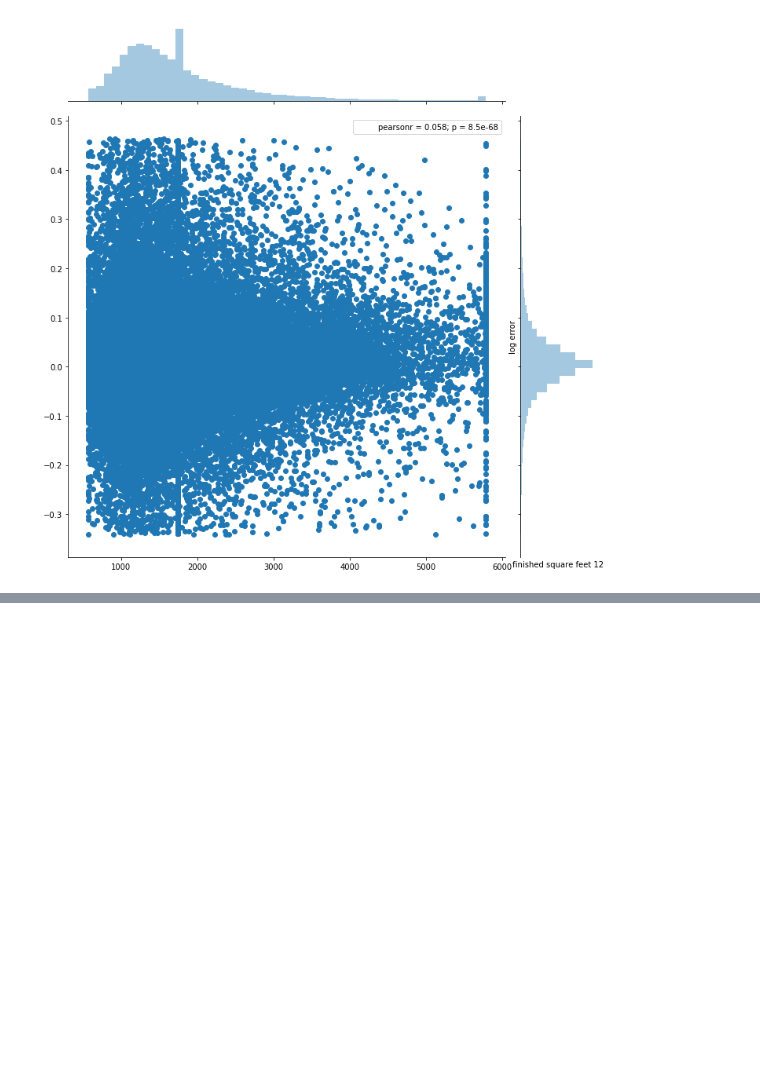
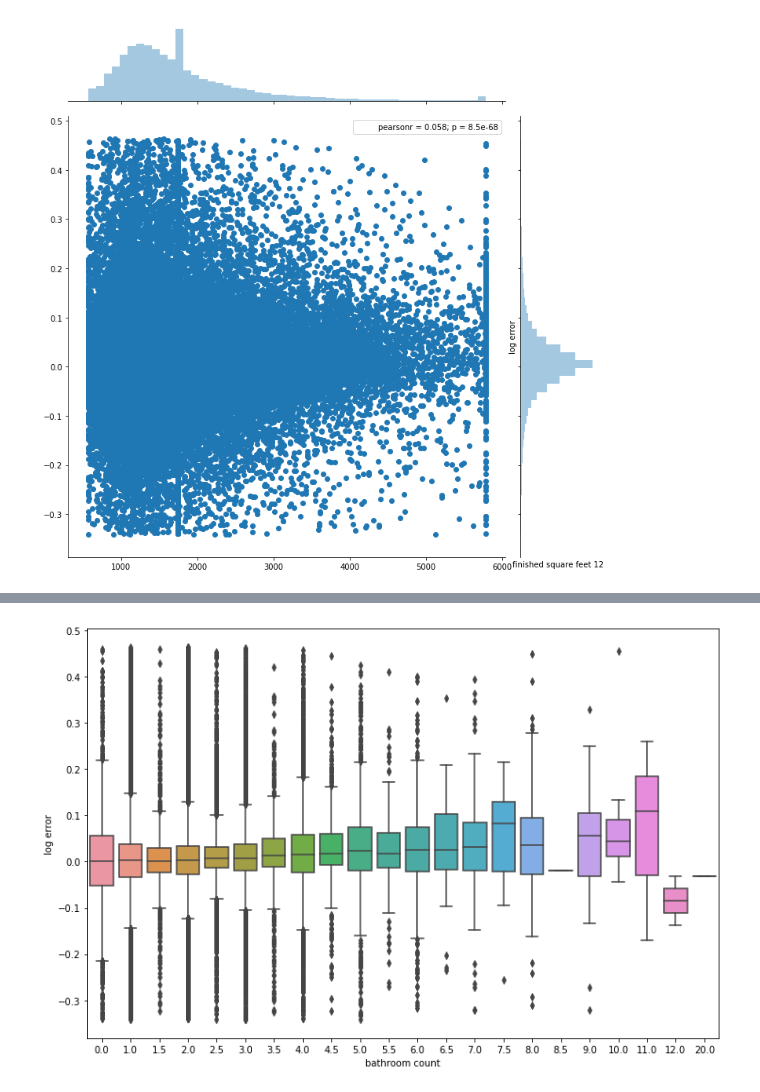
Before and after one commit to gavin-wustl/zestimate_home_value_prediction, a Jupyter notebook: home_value_prediction.ipynb, the cells around one changed output, grey strips where cells are left out. Saved outputs shown, nothing was run; the diff lists cells and outputs as text; code cells hidden in the pictures; blank space fills up the shorter version.

```diff
--- a/home_value_prediction.ipynb
+++ b/home_value_prediction.ipynb
@@ -318,0 +355,8 @@ The 'normed' kwarg was deprecated in Matplotlib 2.1 and will be removed in 3.1.
+# %%
+plt.figure(figsize=(12,8))
+sns.boxplot(data=train_df_copy, x='bathroomcnt', y='logerror')
+plt.ylabel('log error')
+plt.xlabel('bathroom count')
+plt.show()
+# %% [output]
+[figure, added]
```
Also changed, not shown: parts of 10 cells of this notebook.
